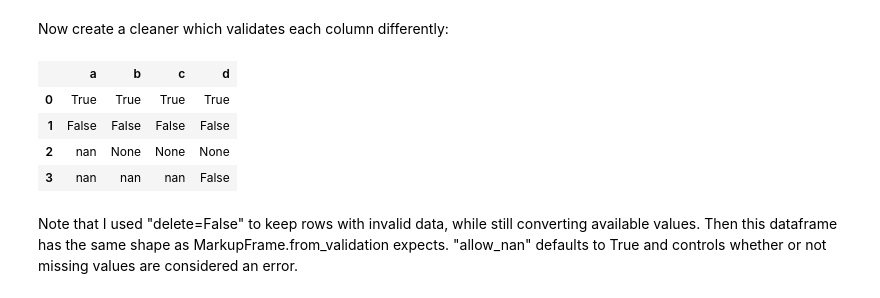
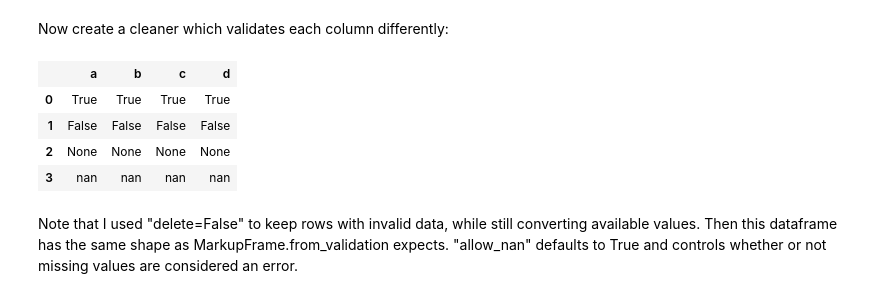
Before and after one commit to akloster/table-cleaner, a Jupyter notebook: docs/source/Tutorial.ipynb, the cells around one changed output. Drawn from its saved outputs; the diff is of its cells as text; code cells hidden in the pictures.

```diff
--- a/docs/source/Tutorial.ipynb
+++ b/docs/source/Tutorial.ipynb
@@ -284,19 +283,19 @@ bool_df
 # %% [markdown]
 Now create a cleaner which validates each column differently:
 # %%
-bool_cleaner = tc.TableCleaner(dict(a=tc.Bool(),
-                               b=tc.Bool(true_values=[True], false_values=[False], allow_nan=False),
-                               c=tc.Bool(true_values=[True], false_values=[False, None], allow_nan=False),
-                               d=tc.Bool(true_values=[True], false_values=[False, np.nan],
-                                         nan_values=[None], allow_nan=False)))
+class BoolCleaner(tc.Cleaner):
+    a = tc.Bool()
+    b = tc.Bool(true_values=[True], false_values=[False], allow_nan=False)
+    c = tc.Bool(true_values=[True], false_values=[False, None], allow_nan=False)
+    d = tc.Bool(true_values=[True], false_values=[False, np.nan], nan_values=[None], allow_nan=False)
 
-bool_output, bool_verdicts = bool_cleaner.validate(bool_df, delete=False)
-tc.MarkupFrame.from_validation(bool_output, bool_verdicts)
+bool_cleaner = BoolCleaner(bool_df)
+tc.MarkupFrame.from_validation(bool_df, bool_cleaner.verdicts)
 # %% [output]
 |  | a | b | c | d |
 | 0 | True | True | True | True |
 | 1 | False | False | False | False |
-| 2 | nan | None | None | None |
-| 3 | nan | nan | nan | False |
+| 2 | None | None | None | None |
+| 3 | nan | nan | nan | nan |
 # %% [markdown]
 Note that I used "delete=False" to keep rows with invalid data, while still converting available values. Then this dataframe has the same shape as MarkupFrame.from_validation expects. "allow_nan" defaults to True and controls whether or not missing values are considered an error.
```
Also changed, not shown: parts of 23 cells of this notebook, 5 other files.
